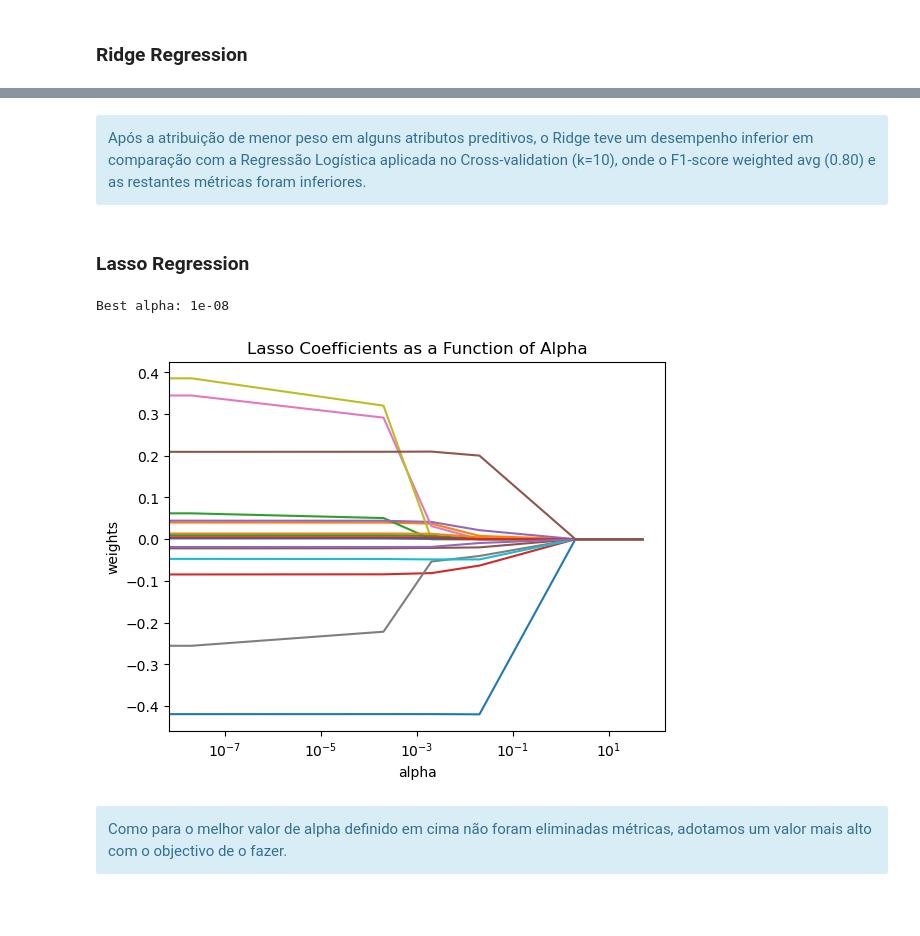
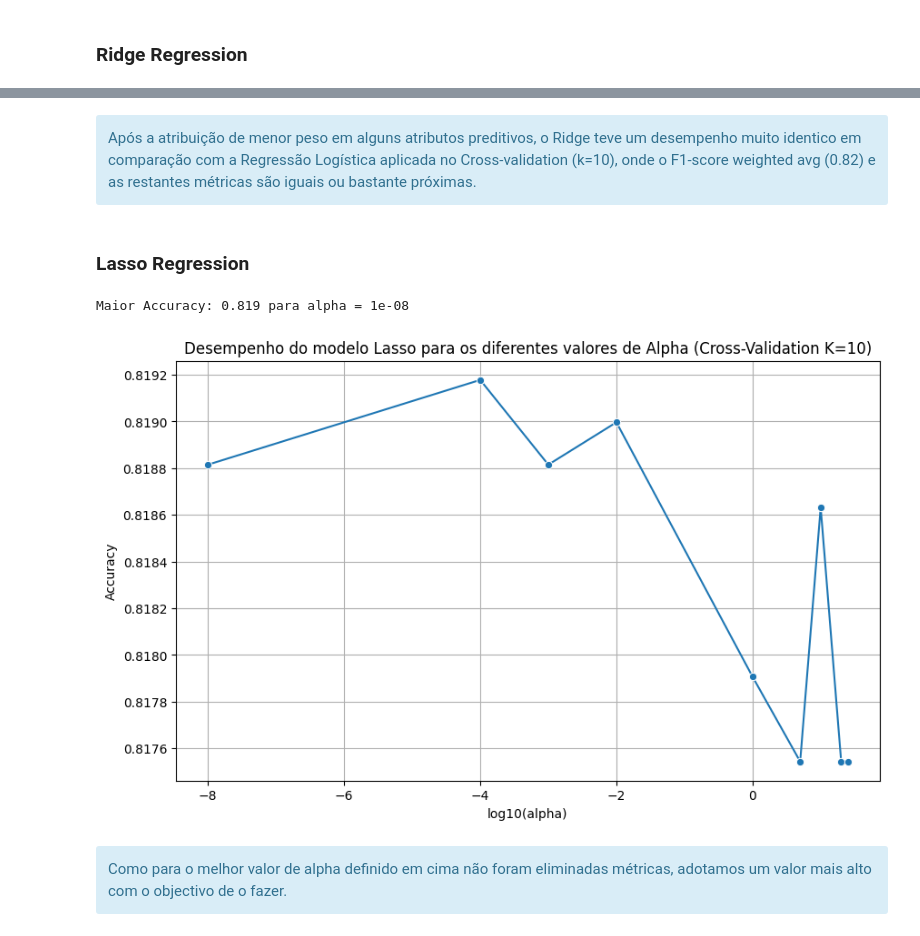
Before and after one commit to pedrocc03/APRAU_24_25_G23, a Jupyter notebook: Trabalho.ipynb, the cells around one changed output, grey strips where cells are left out. Drawn from its saved outputs; the diff is of its cells as text; code cells hidden in the pictures; blank space fills up the shorter version.

```diff
--- a/Trabalho.ipynb
+++ b/Trabalho.ipynb
@@ -1247,43 +1244,49 @@ weighted avg       0.80      0.81      0.80      5508
 # %% [markdown]
 <div class="alert alert-block alert-info">
-    <span>Após a atribuição de menor peso em alguns atributos preditivos, o Ridge teve um desempenho inferior em comparação com a Regressão Logística aplicada no Cross-validation (k=10), onde o F1-score weighted avg (0.80) e as restantes métricas foram inferiores.</span><br>
+    <span>Após a atribuição de menor peso em alguns atributos preditivos, o Ridge teve um desempenho muito identico em comparação com a Regressão Logística aplicada no Cross-validation (k=10), onde o F1-score weighted avg (0.82) e as restantes métricas são iguais ou bastante próximas.</span><br>
 </div>
 # %% [markdown]
 ### Lasso Regression
-# %%
-from sklearn.linear_model import LassoCV, Lasso
-
-alphas = [0, 1e-8, 1e-4, 1e-3, 1e-2, 1, 5, 10, 20, 25]
-
-# Inicializar o LassoCV para encontrar o melhor alpha
-lasso_cv = LassoCV(alphas=alphas, cv=10, max_iter=1000)
-
-# Fit LassoCV
-lasso_cv.fit(Xstd, y)
-
-# Obter melhor alpha
-best_alpha = lasso_cv.alpha_
-print(f'Best alpha: {best_alpha}')
-
-coefs = []
-for alpha in lasso_cv.alphas_:
-    lasso = Lasso(alpha=alpha, max_iter=1000)
-    lasso.fit(Xstd, y)
-    coefs.append(lasso.coef_)
-
-coefs = np.array(coefs)
-
-ax = plt.gca()
-ax.plot(lasso_cv.alphas_ * 2, coefs)
-ax.set_xscale('log')
-plt.axis('tight')
-plt.xlabel('alpha')
-plt.ylabel('weights')
-plt.title('Lasso Coefficients as a Function of Alpha')
-plt.show()
-# %% [output]
-Best alpha: 1e-08
-[figure, removed]
+# %%
+from sklearn.model_selection import cross_val_predict, cross_val_score, KFold
+from sklearn.metrics import classification_report, confusion_matrix
+
+# Definir valores de alpha a testar
+alpha_lasso = [1e-8, 1e-4, 1e-3, 1e-2, 1, 5, 10, 20, 25]
+
+# Lista para armazenar os resultados da accuracy
+accuracy_values = []
+
+# Inicializar K-Fold Cross Validation com k=10
+kf = KFold(n_splits=10, shuffle=True, random_state=42)
+
+for alpha in alpha_lasso:
+    lasso_model = LR(penalty='l1', C=1/alpha, solver='liblinear')
+
+    # Aplicar cross-validation e calcular a média da accuracy
+    accuracies = cross_val_score(lasso_model, Xstd, y, cv=kf, scoring='accuracy')
+    accuracy_mean = np.mean(accuracies)
+
+    # Armazenar a média de accuracy
+    accuracy_values.append(accuracy_mean)
+
+# Encontrar a maior accuracy e o índice correspondente
+max_accuracy = max(accuracy_values)
+max_accuracy_index = accuracy_values.index(max_accuracy)
+best_alpha_lasso = alpha_lasso[max_accuracy_index]
+print(f"Maior Accuracy: {max_accuracy:.3f} para alpha = {best_alpha}")
+
+# Plotar o desempenho do modelo para diferentes valores de alpha
+plt.figure(figsize=(10, 6))
+sns.lineplot(x=np.log10(alpha_lasso), y=accuracy_values, marker='o', palette="dark")
+plt.title('Desempenho do modelo Lasso para os diferentes valores de Alpha (Cross-Validation K=10)')
+plt.xlabel('log10(alpha)')
+plt.ylabel('Accuracy')
+plt.grid(True)
+plt.show()
+# %% [output]
+Maior Accuracy: 0.819 para alpha = 1e-08
+[figure, added]
 # %% [markdown]
 <div class="alert alert-block alert-info">
     <span>Como para o melhor valor de alpha definido em cima não foram eliminadas métricas, adotamos um valor mais alto com o objectivo de o fazer.</span><br>
```
Also changed, not shown: parts of 7 cells of this notebook.
